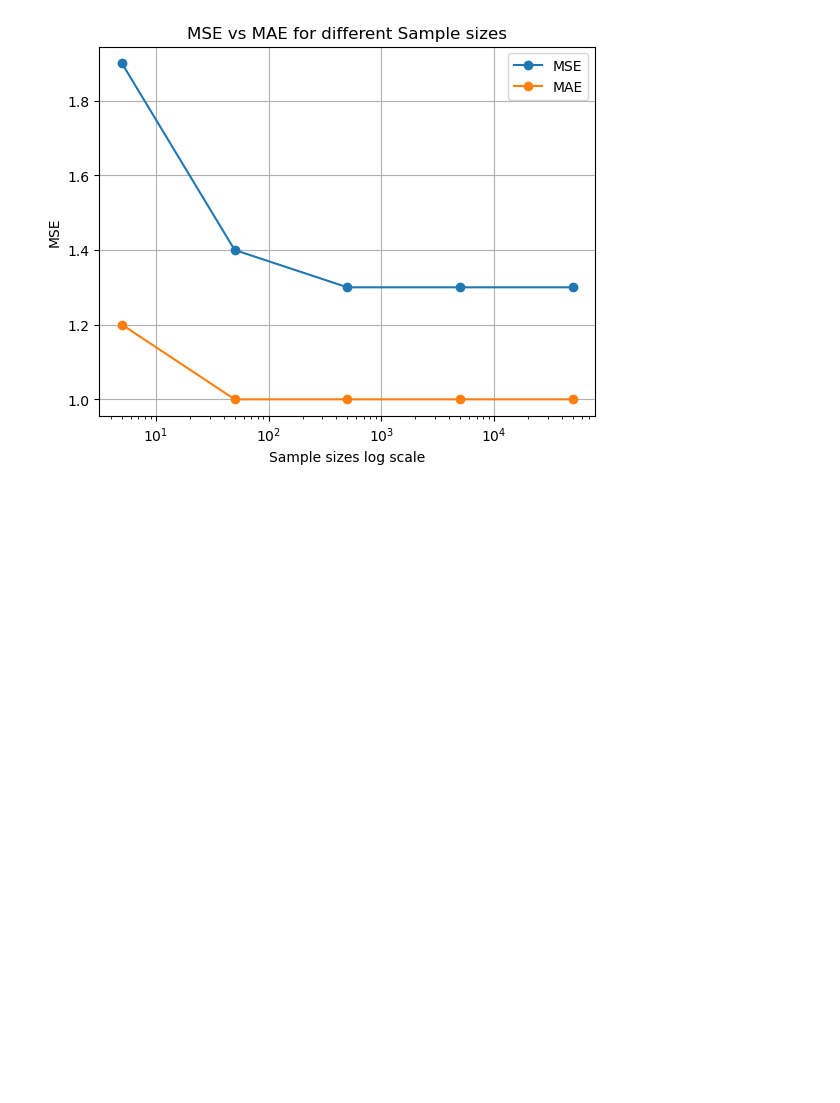
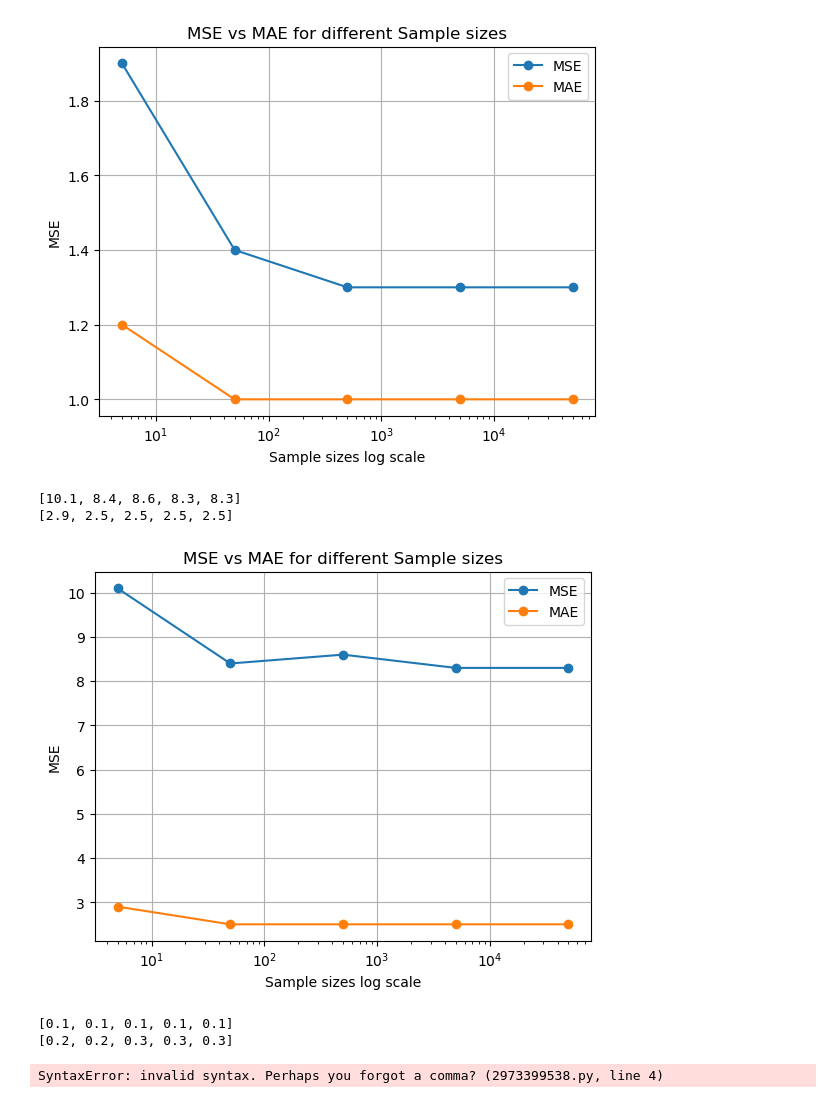
Before and after one commit to yk0766/MLAfterHoursAssignments, a Jupyter notebook: Callbacks.ipynb, the cells around one changed output. Saved outputs shown, nothing was run; the diff lists cells and outputs as text; code cells hidden in the pictures; blank space fills up the shorter version.

Commit message:
Visualized MAE and MSE behavior for varying noise levels

```diff
--- a/Callbacks.ipynb
+++ b/Callbacks.ipynb
@@ -154,3 +154,63 @@ plt.legend()
 plt.show()
 # %% [output]
 [figure]
+# %%
+sizes = [5, 50, 500, 5000, 50000] # list to check behaviour of MSE & MAE for different sizes
+mse_values = []
+mae_values = []
+noise_level = 5
+
+for size in sizes:
+    predictions = [random.randint(1,10) for i in range(size)]
+    Targets = [pred + random.uniform(-noise_level, noise_level) for pred in predictions]
+    mse_values.append(round(compute_average_loss(predictions, Targets, MSE),1)) # Store MSE values for different sizes
+    mae_values.append(round(compute_average_loss(predictions, Targets, MAE),1)) # Store MAE values for different sizes
+print(mse_values)
+print(mae_values)
+# %% [output]
+[10.1, 8.4, 8.6, 8.3, 8.3]
+[2.9, 2.5, 2.5, 2.5, 2.5]
+# %%
+import matplotlib.pyplot as plt
+plt.figure()
+plt.plot(sizes, mse_values, marker='o', label = "MSE")
+plt.plot(sizes, mae_values, marker='o', label = "MAE")
+plt.xscale('log')
+plt.xlabel("Sample sizes log scale")
+plt.ylabel("MSE")
+plt.title("MSE vs MAE for different Sample sizes")
+plt.grid(True)
+plt.legend()
+plt.show()
+# %% [output]
+[figure, added]
+# %%
+sizes = [5, 50, 500, 5000, 50000] # list to check behaviour of MSE & MAE for different sizes
+mse_values = []
+mae_values = []
+noise_level = 0.5
+
+for size in sizes:
+    predictions = [random.randint(1,10) for i in range(size)]
+    Targets = [pred + random.uniform(-noise_level, noise_level) for pred in predictions]
+    mse_values.append(round(compute_average_loss(predictions, Targets, MSE),1)) # Store MSE values for different sizes
+    mae_values.append(round(compute_average_loss(predictions, Targets, MAE),1)) # Store MAE values for different sizes
+print(mse_values)
+print(mae_values)
+# %% [output]
+[0.1, 0.1, 0.1, 0.1, 0.1]
+[0.2, 0.2, 0.3, 0.3, 0.3]
+# %%
+import matplotlib.pyplot as plt
+plt.figure()
+plt.plot(sizes, mse_values, marker='o', label = "MSE")
+plt.plot(sizes, mae_values, marker='o', label = "MAE")
+plt.xscale('log')
+plt.xlabel("Sample sizes log scale")
+plt.ylabel("MSE")
+plt.title("MSE vs MAE for different Sample sizes")
+plt.grid(True)
+plt.legend()
+plt.show()
+# %% [output]
+SyntaxError: invalid syntax. Perhaps you forgot a comma? (2973399538.py, line 4)
```
